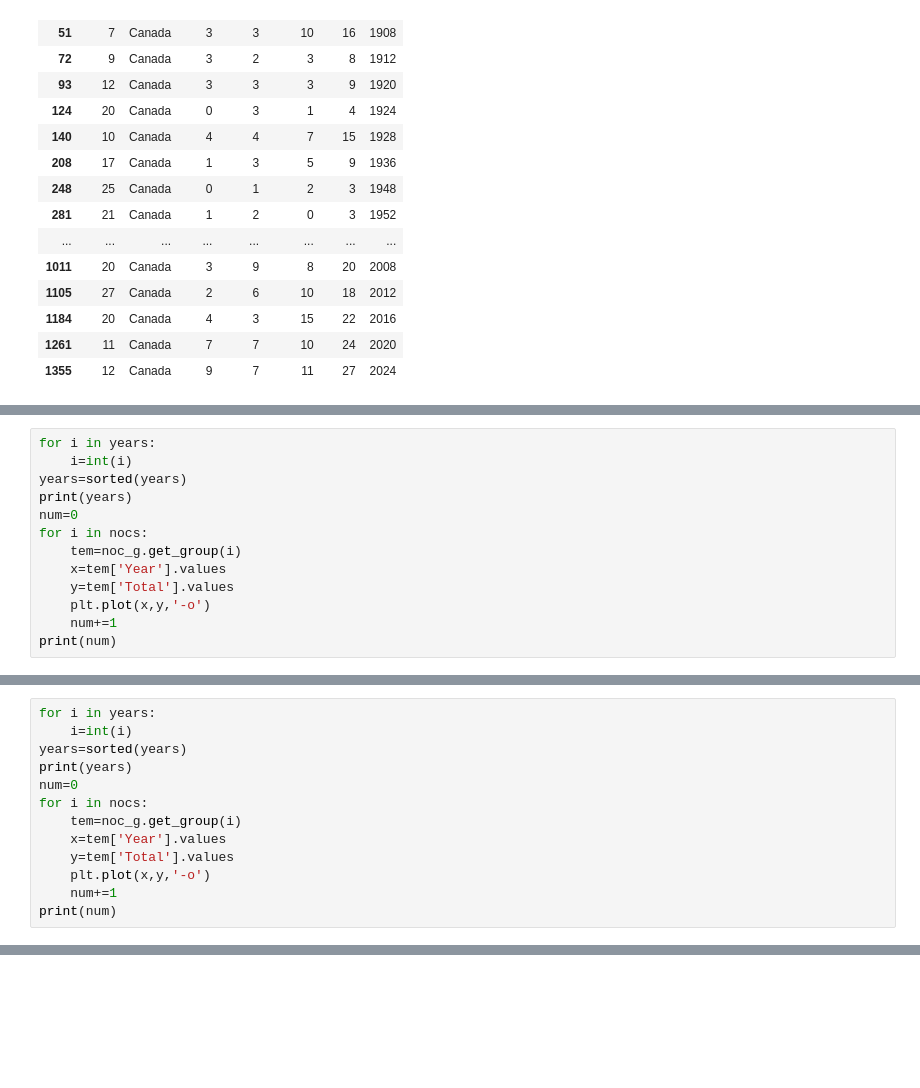
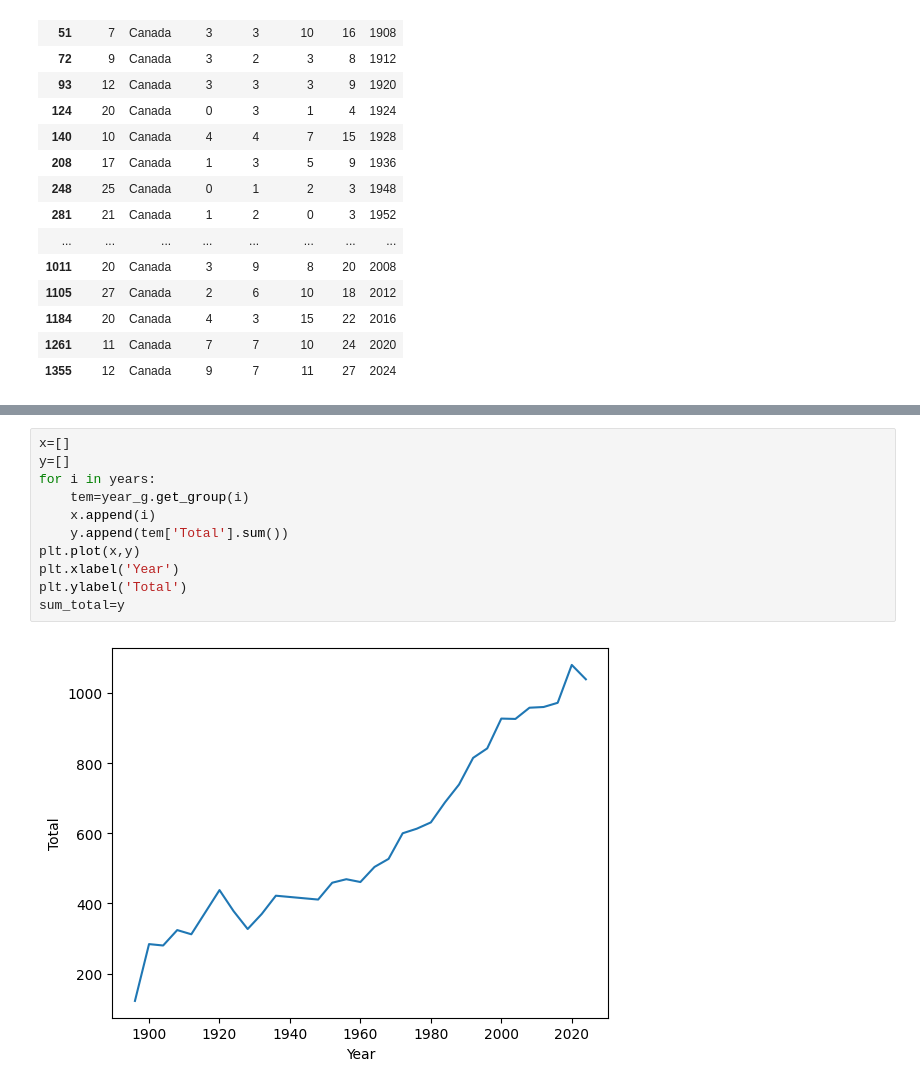
Before and after one commit to VicissitudeChat9619/MCM_Document, a Jupyter notebook: code/test.ipynb, the cells around one changed output, grey strips where cells are left out. Cells and saved outputs as stored; diff of their text form; blank space fills up the shorter version.

```diff
--- a/code/test.ipynb
+++ b/code/test.ipynb
@@ -79,13 +74,0 @@ print(num)
-# %%
-for i in years:
-    i=int(i)
-years=sorted(years)
-print(years)
-num=0
-for i in nocs:
-    tem=noc_g.get_group(i)
-    x=tem['Year'].values
-    y=tem['Total'].values
-    plt.plot(x,y,'-o')
-    num+=1
-print(num)
@@ -96,13 +74,0 @@ print(num)
-# %%
-for i in years:
-    i=int(i)
-years=sorted(years)
-print(years)
-num=0
-for i in nocs:
-    tem=noc_g.get_group(i)
-    x=tem['Year'].values
-    y=tem['Total'].values
-    plt.plot(x,y,'-o')
-    num+=1
-print(num)
@@ -112,0 +75,13 @@ print(num)
+# %%
+x=[]
+y=[]
+for i in years:
+    tem=year_g.get_group(i)
+    x.append(i)
+    y.append(tem['Total'].sum())
+plt.plot(x,y)
+plt.xlabel('Year')
+plt.ylabel('Total')
+sum_total=y
+# %% [output]
+[figure, added]
```
Also changed, not shown: parts of 6 cells of this notebook.
